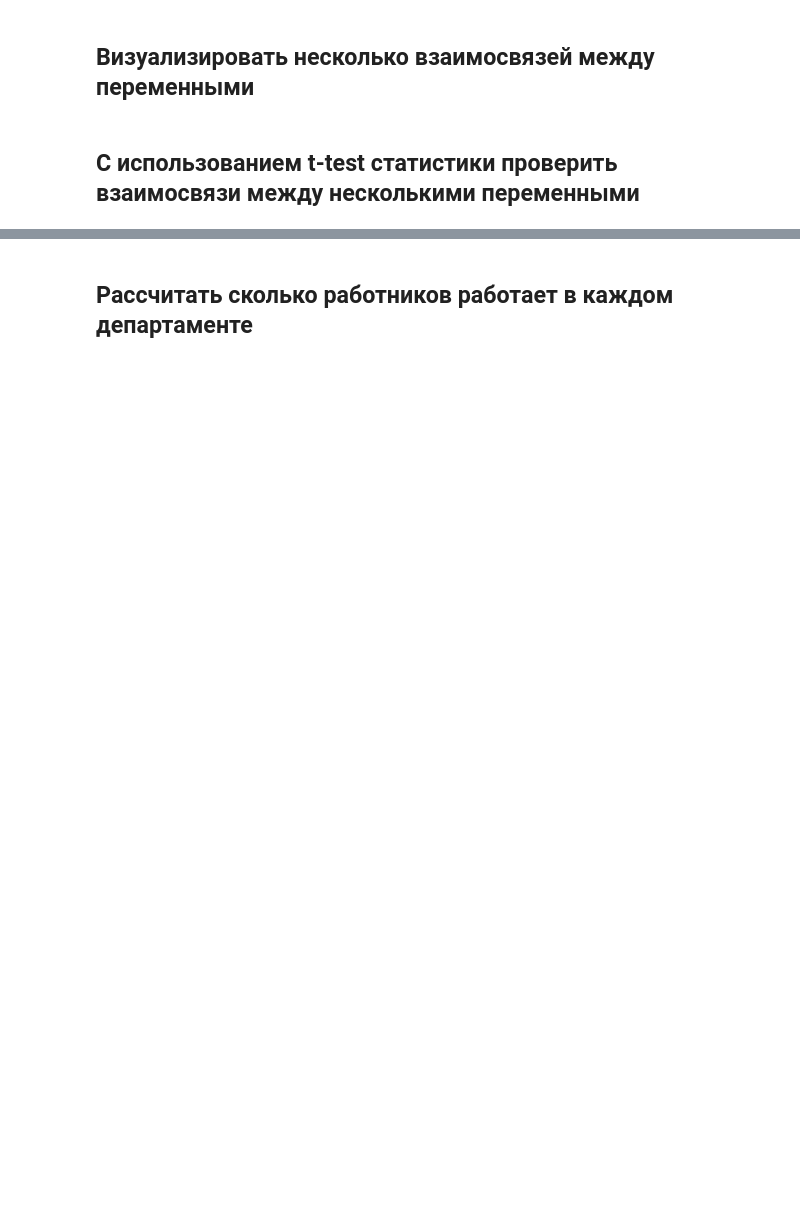
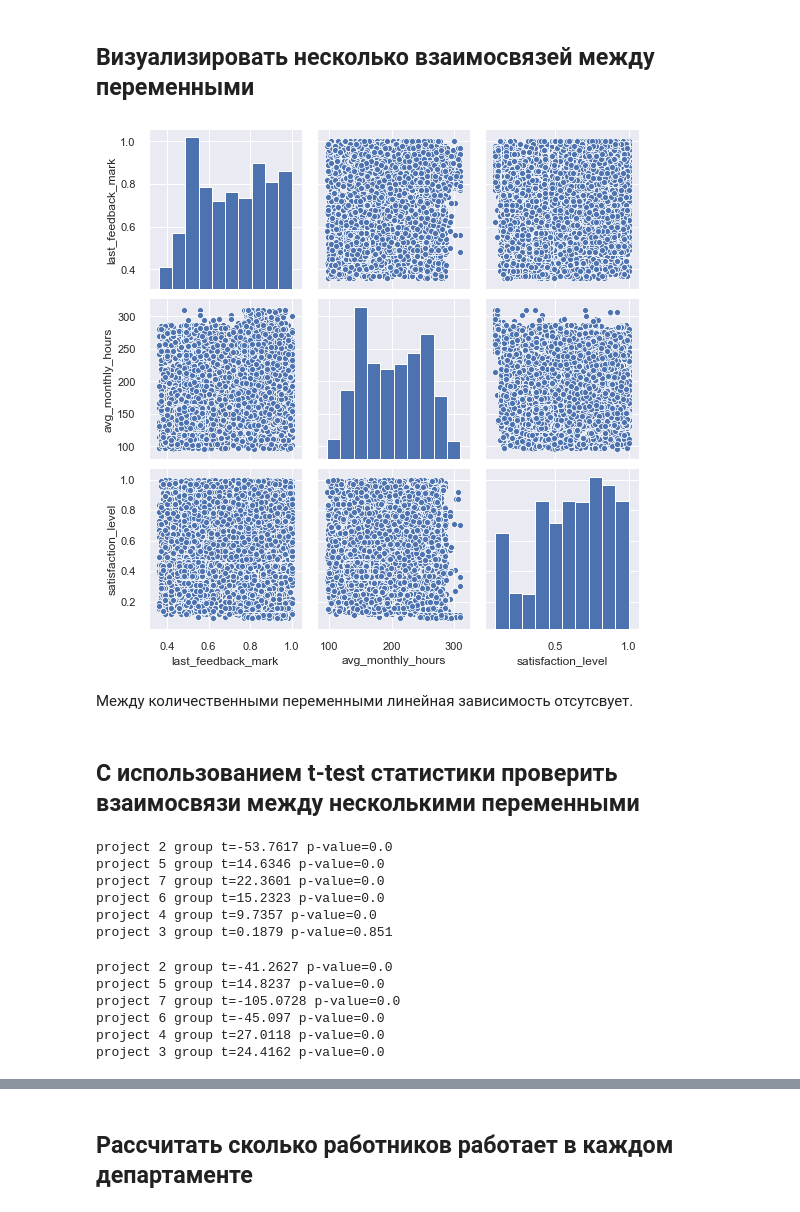
Before and after one commit to philippnicholson/netology_pyda_diploma, a Jupyter notebook: pyda-diploma.ipynb, the cells around one changed output, grey strips where cells are left out. Cells and saved outputs as stored; diff of their text form; code cells hidden in the pictures; blank space fills up the shorter version.

```diff
--- a/pyda-diploma.ipynb
+++ b/pyda-diploma.ipynb
@@ -115,6 +190,35 @@ sns.heatmap(corr_matrix, annot=True, xticklabels=corr_matrix.columns.values, yti
 # %% [markdown]
 ## Визуализировать несколько взаимосвязей между переменными
 # %%
-sns.pairplot(dataset,vars=['last_evaluation', 'average_montly_hours', 'satisfaction_level', 'left'], kind="scatter")
+sns.pairplot(dataset,vars=['last_feedback_mark', 'avg_monthly_hours', 'satisfaction_level'], kind="scatter")
+plt.show()
+# %% [output]
+[figure, added]
+# %% [markdown]
+Между количественными переменными линейная зависимость отсутсвует.
 # %% [markdown]
 ## С использованием t-test статистики проверить взаимосвязи между несколькими переменными
+# %%
+for i in dataset['project_number'].unique():
+    group = dataset[ dataset['project_number'] == i]['last_feedback_mark']
+    t, p = stats.ttest_1samp(group, dataset['last_feedback_mark'].mean())
+    print(f'project {i} group t={round(t,4)} p-value={round(p,4)}')
+# %% [output]
+project 2 group t=-53.7617 p-value=0.0
+project 5 group t=14.6346 p-value=0.0
+project 7 group t=22.3601 p-value=0.0
+project 6 group t=15.2323 p-value=0.0
+project 4 group t=9.7357 p-value=0.0
+project 3 group t=0.1879 p-value=0.851
+# %%
+for i in dataset['project_number'].unique():
+    group = dataset[ dataset['project_number'] == i]['satisfaction_level']
+    t, p = stats.ttest_1samp(group, dataset['satisfaction_level'].mean())
+    print(f'project {i} group t={round(t,4)} p-value={round(p,4)}')
+# %% [output]
+project 2 group t=-41.2627 p-value=0.0
+project 5 group t=14.8237 p-value=0.0
+project 7 group t=-105.0728 p-value=0.0
+project 6 group t=-45.097 p-value=0.0
+project 4 group t=27.0118 p-value=0.0
+project 3 group t=24.4162 p-value=0.0
```
Also changed, not shown: parts of 91 cells of this notebook.
